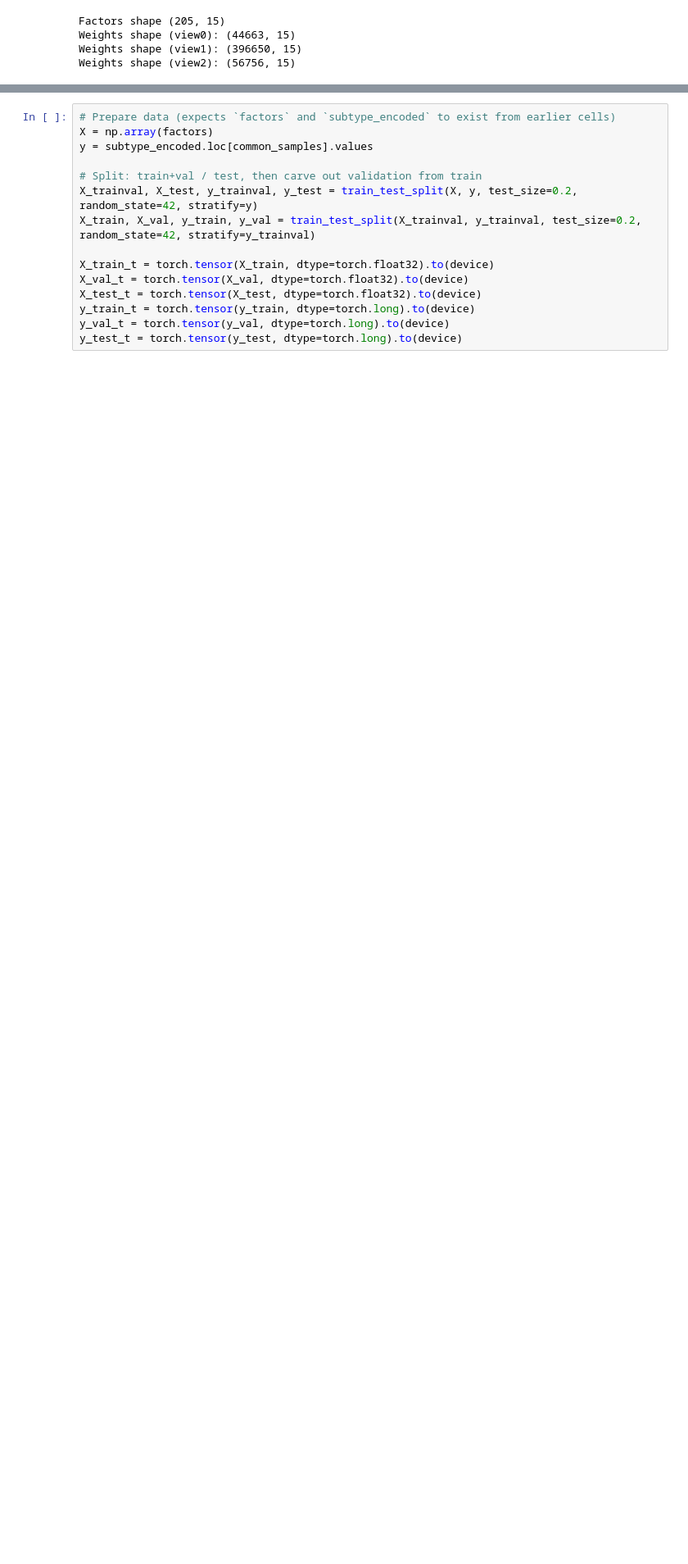
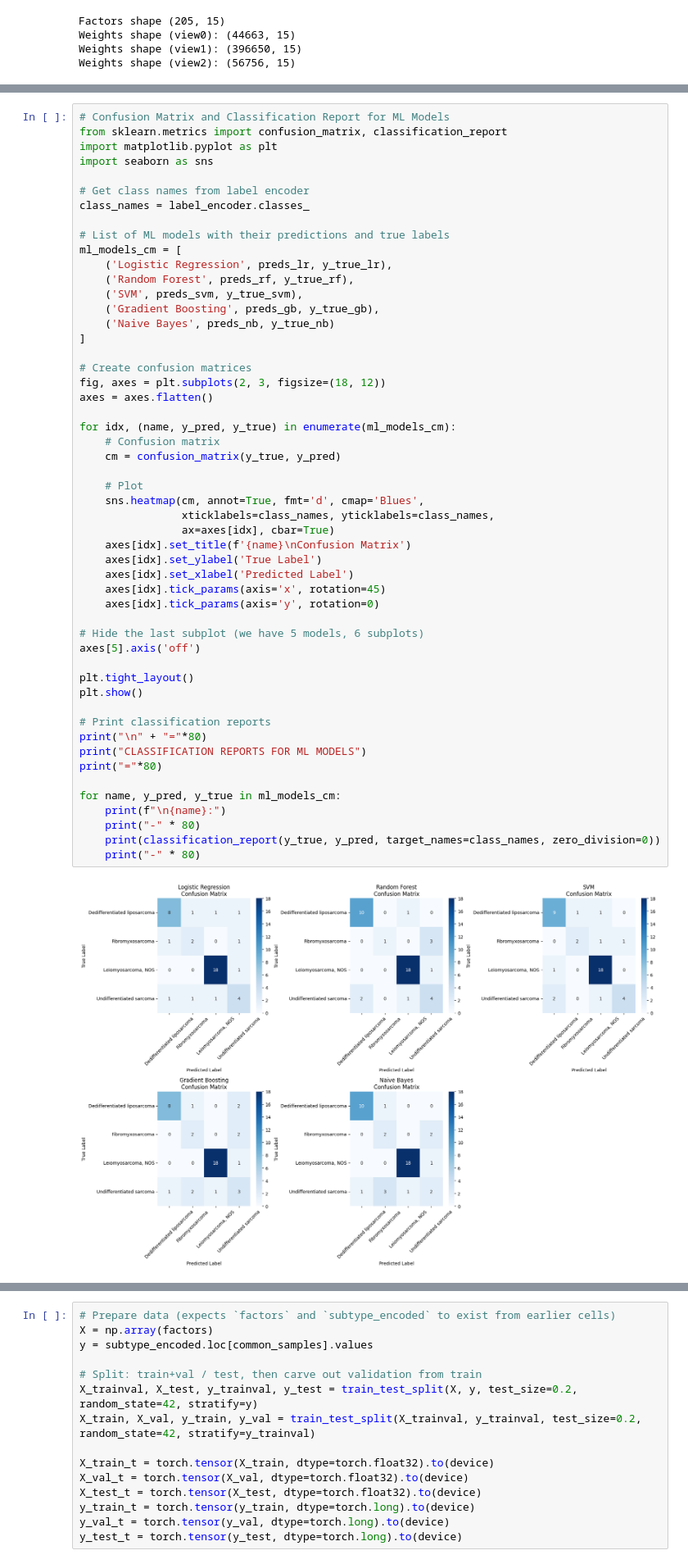
Before and after one commit to Shahriar1638/Multi-omics-Cancer-subtype, a Jupyter notebook: Mofa_with_Nan_pipline.ipynb, the cells around one changed output, grey strips where cells are left out. Shown at 82% size. Cells and saved outputs as stored; diff of their text form; blank space fills up the shorter version.

```diff
--- a/Mofa_with_Nan_pipline.ipynb
+++ b/Mofa_with_Nan_pipline.ipynb
@@ -697,0 +703,54 @@ plt.show()
+# %%
+# Confusion Matrix and Classification Report for ML Models
+from sklearn.metrics import confusion_matrix, classification_report
+import matplotlib.pyplot as plt
+import seaborn as sns
+
+# Get class names from label encoder
+class_names = label_encoder.classes_
+
+# List of ML models with their predictions and true labels
+ml_models_cm = [
+    ('Logistic Regression', preds_lr, y_true_lr),
+    ('Random Forest', preds_rf, y_true_rf),
+    ('SVM', preds_svm, y_true_svm),
+    ('Gradient Boosting', preds_gb, y_true_gb),
+    ('Naive Bayes', preds_nb, y_true_nb)
+]
+
+# Create confusion matrices
+fig, axes = plt.subplots(2, 3, figsize=(18, 12))
+axes = axes.flatten()
+
+for idx, (name, y_pred, y_true) in enumerate(ml_models_cm):
+    # Confusion matrix
+    cm = confusion_matrix(y_true, y_pred)
+
+    # Plot
+    sns.heatmap(cm, annot=True, fmt='d', cmap='Blues',
+                xticklabels=class_names, yticklabels=class_names,
+                ax=axes[idx], cbar=True)
+    axes[idx].set_title(f'{name}\nConfusion Matrix')
+    axes[idx].set_ylabel('True Label')
+    axes[idx].set_xlabel('Predicted Label')
+    axes[idx].tick_params(axis='x', rotation=45)
+    axes[idx].tick_params(axis='y', rotation=0)
+
+# Hide the last subplot (we have 5 models, 6 subplots)
+axes[5].axis('off')
+
+plt.tight_layout()
+plt.show()
+
+# Print classification reports
+print("\n" + "="*80)
+print("CLASSIFICATION REPORTS FOR ML MODELS")
+print("="*80)
+
+for name, y_pred, y_true in ml_models_cm:
+    print(f"\n{name}:")
+    print("-" * 80)
+    print(classification_report(y_true, y_pred, target_names=class_names, zero_division=0))
+    print("-" * 80)
+# %% [output]
+[figure, added]
```
Also changed, not shown: parts of 23 cells of this notebook.
